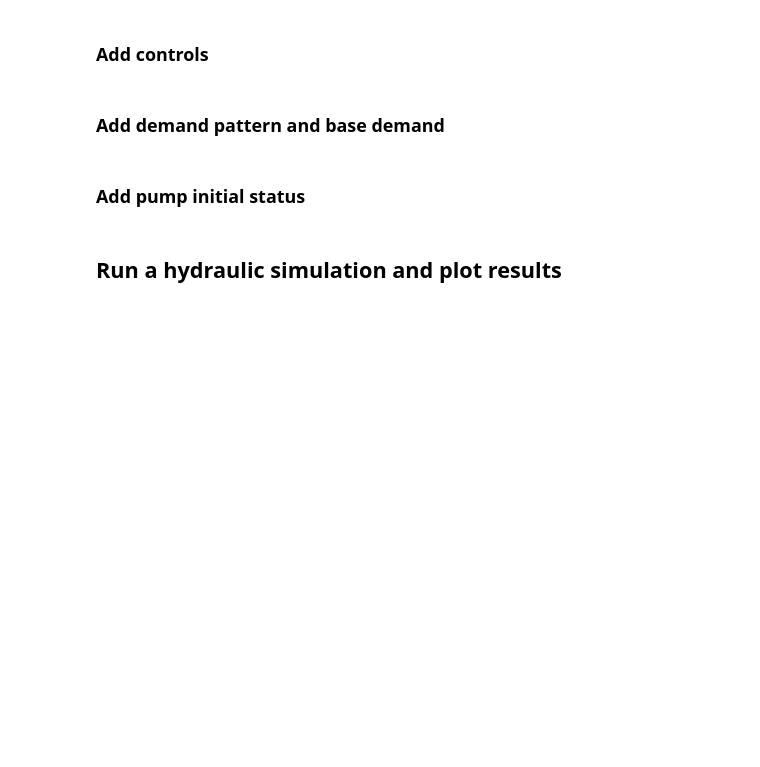
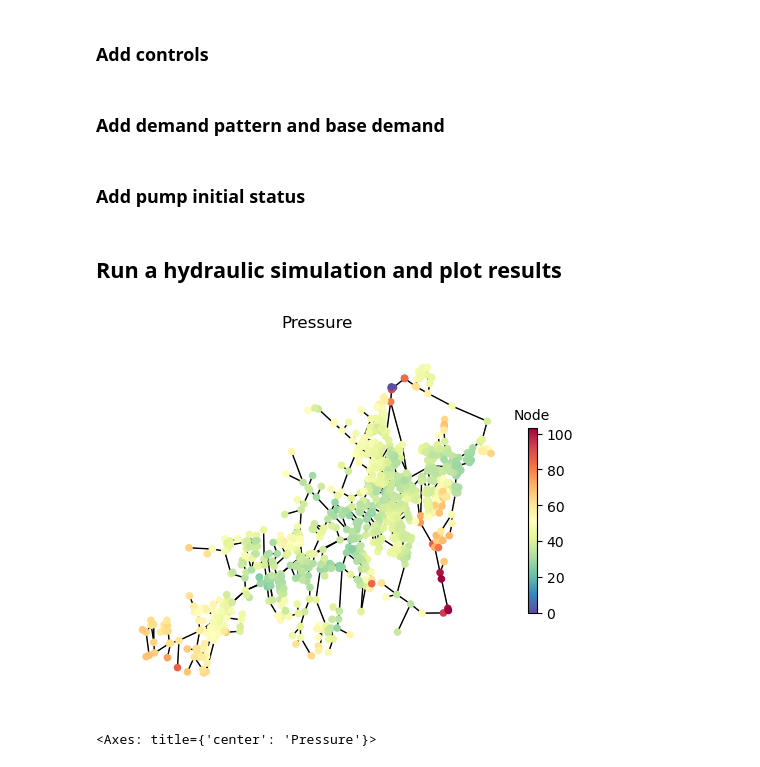
Before and after one commit to USEPA/WNTR, a Jupyter notebook: examples/demos/model_development.ipynb, the cells around one changed output. Cells and saved outputs as stored; diff of their text form; code cells hidden in the pictures; blank space fills up the shorter version.

```diff
--- a/examples/demos/model_development.ipynb
+++ b/examples/demos/model_development.ipynb
@@ -193,11 +241,6 @@ print(snap_reservoirs)
 snap_tanks = wntr.gis.snap(tanks, junctions, distance_threshold)
 print(tanks.head())
 print(snap_tanks)
-
-# TODO, how do we add the pump?  snap to the nearest pipe? why is the pump a point?  does this work with the perfect data above?
-snap_pumps = wntr.gis.snap(pumps, junctions, distance_threshold)
-print(pumps.head())
-print(snap_pumps)
 # %% [output]
       initial_quality   base_head head_pattern_name  \
 name
@@ -276,3 +371,27 @@ wn2 = wntr.network.from_gis(gis_data)
+# %%
+# Compute distance to the nearest reservoirs (there is only 1 reservoir in ky4)
+length = wn2.query_link_attribute('length')
+uG = wn2.to_graph(link_weight = length).to_undirected()
+distance_to_reservoir = nx.multi_source_dijkstra_path_length(uG, wn2.reservoir_name_list, weight='weight')
+# %%
+# Break pipes and add pumps
+pumps = disconnected_pumps.copy()
+for pump_name in disconnected_pumps.index:
+    nearest_pipe = snap_pumps.loc[pump_name, 'link']
+    pipe = wn2.get_link(nearest_pipe)
+    distanceA = distance_to_reservoir[pipe.start_node_name]
+    distanceB = distance_to_reservoir[pipe.end_node_name]
+    start_node_name = pump_name+'A'
+    end_node_name = pump_name+'B'
+    if distanceA > distanceB:
+        start_node_name = pump_name+'B'
+        end_node_name = pump_name+'A'
+    wn2 = wntr.morph.break_pipe(wn2, nearest_pipe, nearest_pipe+'_pump_connector', start_node_name, end_node_name)
+    pumps['start_node_name'] = start_node_name
+    pumps['end_node_name'] = end_node_name
+# %%
+gis_data = wntr.gis.WaterNetworkGIS({"pumps": pumps})
+wn2 = wntr.network.from_gis(gis_data, append=wn2)
 # %% [markdown]
 ### Add controls
 # %%
@@ -309,6 +429,10 @@ pump.initial_status = "Closed"
 ## Run a hydraulic simulation and plot results
 # %%
 sim = wntr.sim.EpanetSimulator(wn2)
-results = sim.run_sim()
-pressure = results.node["pressure"].loc[0, :]
-wntr.graphics.plot_network(wn2, node_attribute=pressure, node_size=30, title="Pressure")
+results2 = sim.run_sim()
+pressure2 = results2.node["pressure"].loc[0, :]
+pressure2[pressure2<0] = 0 # remove negative pressure
+wntr.graphics.plot_network(wn2, node_attribute=pressure2, node_size=30, title="Pressure")
+# %% [output]
+[figure, added]
+<Axes: title={'center': 'Pressure'}>
```
Also changed, not shown: parts of 29 cells of this notebook, 1 other file.
